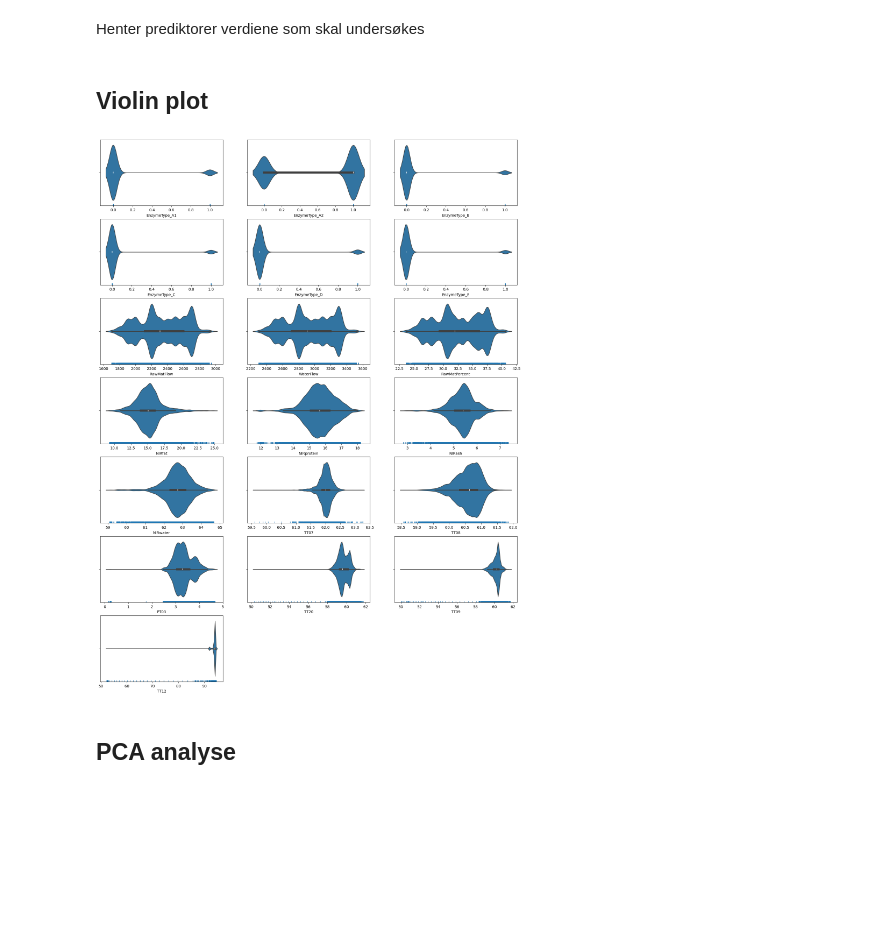
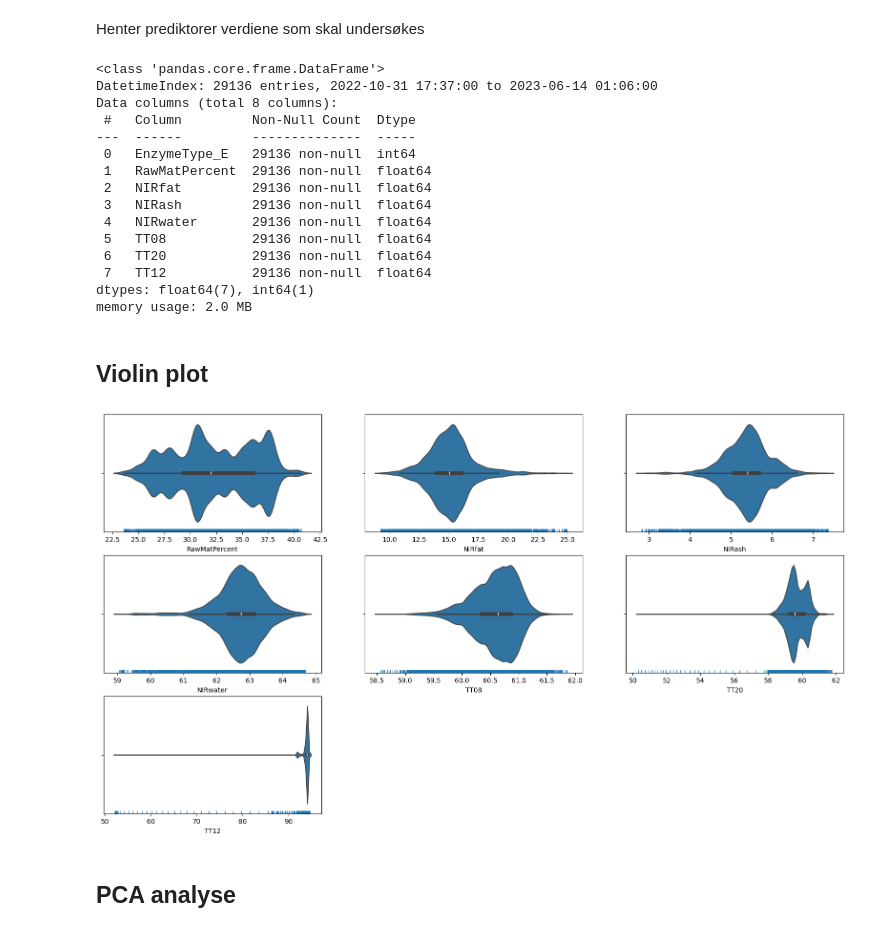
Before and after one commit to PreyPython123/Master-V24-Semiveiledet-Regresjon, a Jupyter notebook: Bioco_Databehandling_av_ekstremverdier.ipynb, the cells around one changed output. Saved outputs shown, nothing was run; the diff lists cells and outputs as text; code cells hidden in the pictures; blank space fills up the shorter version.

```diff
--- a/Bioco_Databehandling_av_ekstremverdier.ipynb
+++ b/Bioco_Databehandling_av_ekstremverdier.ipynb
@@ -58,26 +58,44 @@ Drive already mounted at /content/drive; to attempt to forcibly remount, call dr
 # %% [markdown]
 Henter prediktorer verdiene som skal undersøkes
 # %%
-prediktor_data = behandlet_data.iloc[:, :-4]
+prediktor_data = behandlet_data.iloc[:, 6:-4]
 X = prediktor_data.values
+# %%
+prediktor_data.info()
+# %% [output]
+<class 'pandas.core.frame.DataFrame'>
+DatetimeIndex: 29136 entries, 2022-10-31 17:37:00 to 2023-06-14 01:06:00
+Data columns (total 8 columns):
+ #   Column         Non-Null Count  Dtype
+---  ------         --------------  -----
+ 0   EnzymeType_E   29136 non-null  int64
+ 1   RawMatPercent  29136 non-null  float64
+ 2   NIRfat         29136 non-null  float64
+ 3   NIRash         29136 non-null  float64
+ 4   NIRwater       29136 non-null  float64
+ 5   TT08           29136 non-null  float64
+ 6   TT20           29136 non-null  float64
+ 7   TT12           29136 non-null  float64
+dtypes: float64(7), int64(1)
+memory usage: 2.0 MB
 # %% [markdown]
 ## Violin plot
 # %%
 fig = plt.figure(figsize=(20,30))
 antall_kolonnner = len(prediktor_data.columns)
-rute_nett = fig.add_gridspec(7,3)
+rute_nett = fig.add_gridspec(8,3)
 
 n = 0
-for nummer, indeks in zip(range(antall_kolonnner), behandlet_data):
+for nummer, indeks in zip(range(antall_kolonnner), prediktor_data):
   if nummer % 3 == 0:
     n += 1
     i = 0
   ax = fig.add_subplot(rute_nett[n,i])
   sns.violinplot(x=indeks, data = prediktor_data)
   sns.rugplot(x=prediktor_data[indeks])
   i += 1
 # %% [output]
-[figure, old version]
+[figure, new version]
 # %% [markdown]
 ## PCA analyse
 # %% [markdown]
```
Also changed, not shown: parts of 6 cells of this notebook.
